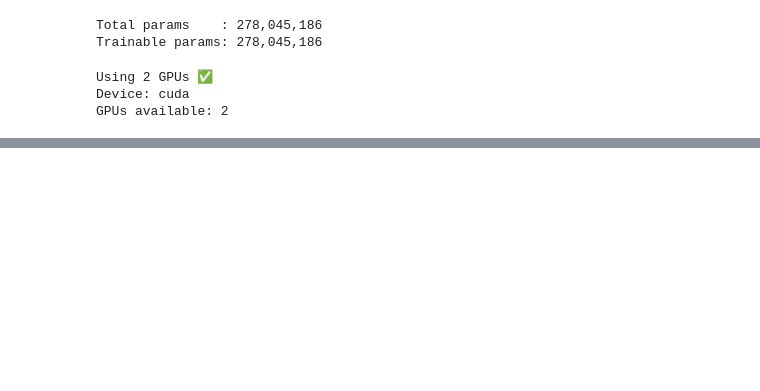
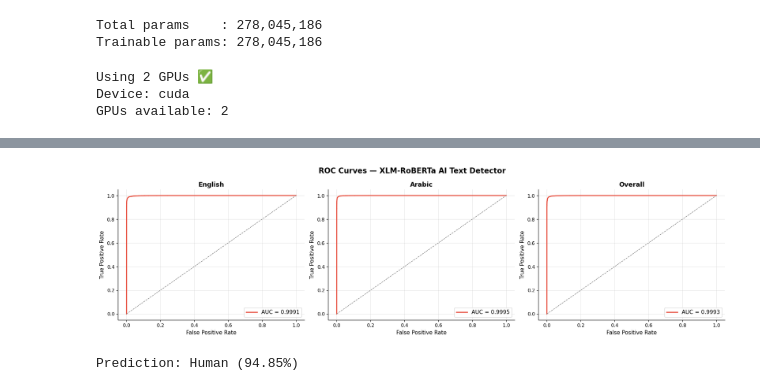
Before and after one commit to ramezaboud/AI-text-detector, a Jupyter notebook: src/notebooks/final-notebook.ipynb, the cells around one changed output, grey strips where cells are left out. Saved outputs shown, nothing was run; the diff lists cells and outputs as text; code cells hidden in the pictures; blank space fills up the shorter version.

```diff
--- a/src/notebooks/final-notebook.ipynb
+++ b/src/notebooks/final-notebook.ipynb
@@ -614,3 +651,54 @@ for tag, mask in [("English", mask_en), ("Arabic", mask_ar), ("Overall", np.ones
+# %%
+from sklearn.metrics import roc_curve, auc
+import torch.nn.functional as F
+
+# Collect probabilities
+model.eval()
+all_probs  = []
+all_labels_roc = []
+
+with torch.no_grad():
+    for batch in tqdm(test_loader, desc="ROC — collecting probs"):
+        input_ids      = batch["input_ids"].to(device)
+        attention_mask = batch["attention_mask"].to(device)
+        labels         = batch["label"].to(device)
+
+        outputs = model(input_ids=input_ids, attention_mask=attention_mask)
+        probs   = F.softmax(outputs.logits, dim=-1)[:, 1].cpu().numpy()
+
+        all_probs.extend(probs)
+        all_labels_roc.extend(labels.cpu().numpy())
+
+all_probs      = np.array(all_probs)
+all_labels_roc = np.array(all_labels_roc)
+
+# Plot
+fig, ax = plt.subplots(1, 3, figsize=(18, 5))
+fig.suptitle("ROC Curves — XLM-RoBERTa AI Text Detector", fontsize=15, fontweight="bold")
+
+for i, (tag, mask) in enumerate([
+    ("English", all_langs == "en"),
+    ("Arabic",  all_langs == "ar"),
+    ("Overall", np.ones(len(all_labels_roc), dtype=bool))
+]):
+    fpr, tpr, _ = roc_curve(all_labels_roc[mask], all_probs[mask])
+    roc_auc     = auc(fpr, tpr)
+
+    ax[i].plot(fpr, tpr, color="#e74c3c", linewidth=2,
+               label=f"AUC = {roc_auc:.4f}")
+    ax[i].plot([0, 1], [0, 1], color="gray", linestyle="--", linewidth=1)
+    ax[i].set_title(tag, fontsize=13, fontweight="bold")
+    ax[i].set_xlabel("False Positive Rate", fontsize=11)
+    ax[i].set_ylabel("True Positive Rate", fontsize=11)
+    ax[i].legend(fontsize=11)
+    ax[i].grid(alpha=0.3)
+    ax[i].spines[['top', 'right']].set_visible(False)
+
+plt.tight_layout()
+plt.savefig("roc_curves.png", dpi=150, bbox_inches="tight")
+plt.show()
+# %% [output]
+[figure, added]
 # %%
 from transformers import AutoTokenizer, AutoModelForSequenceClassification
 
@@ -621,7 +711,7 @@ text="First, I build real systems. My projects are not just ideas or notebooks
 # %%
 import torch.nn.functional as F
 
-inputs = tokenizer(text, return_tensors="pt")
+inputs = tokenizer(text_from_wiki, return_tensors="pt")
 outputs = model(**inputs)
 prediction = outputs.logits.argmax(dim=-1).item()
 
@@ -631,3 +721,5 @@ prediction = probs.argmax(dim=-1).item()
 
 label = "AI" if prediction == 1 else "Human"
 print(f"Prediction: {label} ({confidence:.2%})")
+# %% [output]
+Prediction: Human (94.85%)
```
Also changed, not shown: parts of 23 cells of this notebook.
